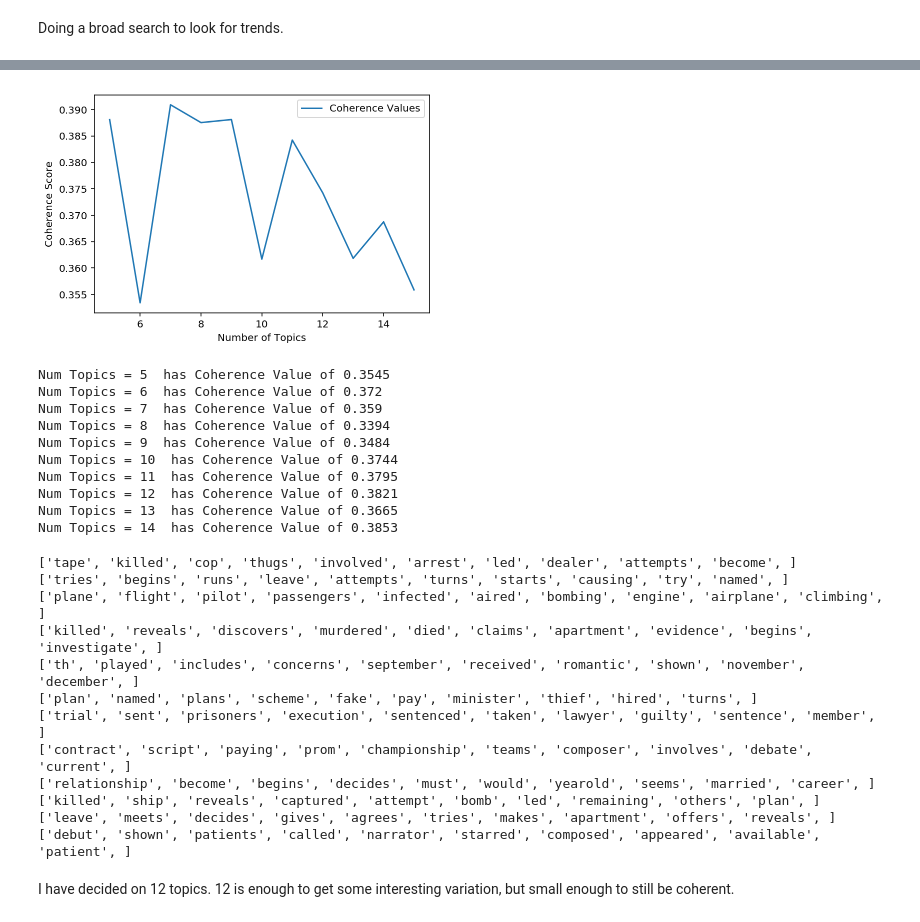
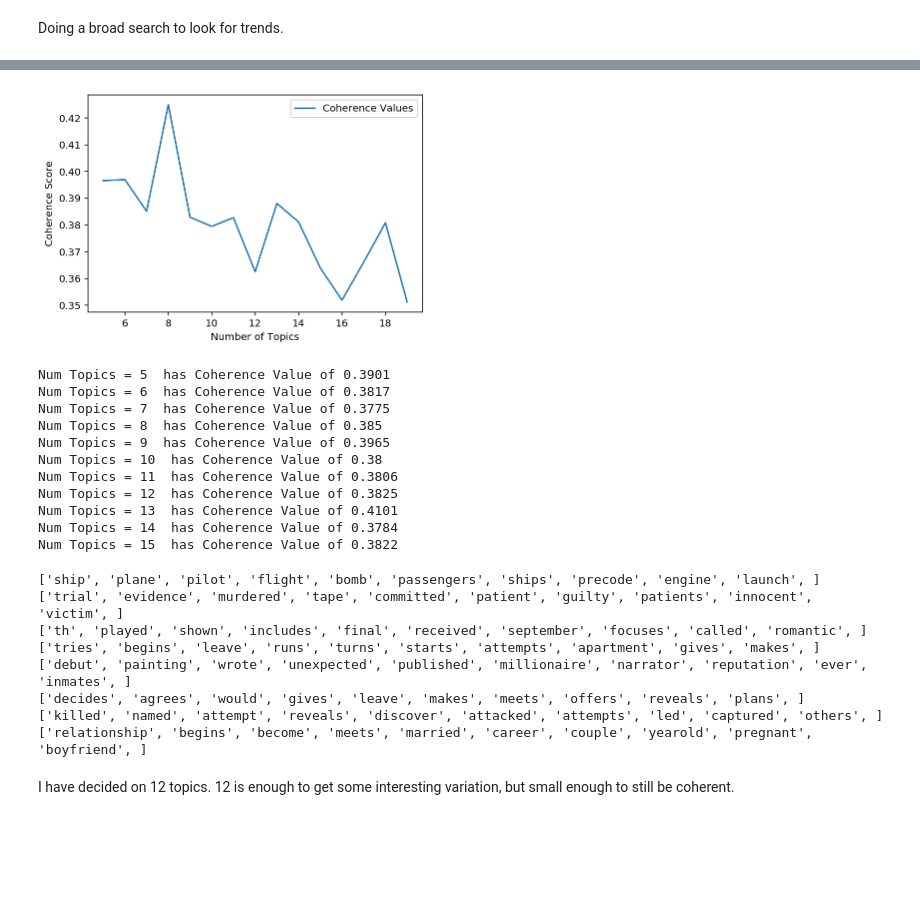
Before and after one commit to ZMBailey/movie_theme, a Jupyter notebook: models.ipynb, the cells around one changed output, grey strips where cells are left out. Saved outputs shown, nothing was run; the diff lists cells and outputs as text; code cells hidden in the pictures; blank space fills up the shorter version.

```diff
--- a/models.ipynb
+++ b/models.ipynb
@@ -177,7 +177,8 @@ def get_coherence_vals(start,end,step):
                                            eval_every=1,
                                            per_word_topics=True,
                                            passes=20,
-                                           workers=3)
+                                           workers=3,
+                                           random_state=85)
         model_list.append(model)
 
         coherencemodel = CoherenceModel(model=model,
@@ -194,0 +194,6 @@ get_coherence_vals(5,30,5)
+# %%
+now = datetime.datetime.now()
+models7, coherence7 = get_coherence_vals(5,20,1)
+later = datetime.datetime.now()
+elapsed = later-now
+print("Time: ", elapsed)
@@ -195,50 +217,47 @@ get_coherence_vals(5,30,5)
 # %%
 
-X = np.arange(5,16,1)
+X = range(5,20,1)
 
 fig, ax = plt.subplots()
-ax.plot(X, coherence2, label="Coherence Values")
+ax.plot(X, coherence7, label="Coherence Values")
 ax.set_xlabel('Number of Topics')
 ax.set_ylabel('Coherence Score')
 plt.legend()
 # %% [output]
-[figure, old version]
+[figure, new version]
 # %%
-for m, cv in zip(X, coherence4):
+for m, cv in zip(X, coherence1):
     print("Num Topics =", m, " has Coherence Value of", round(cv, 4))
 # %% [output]
-Num Topics = 5  has Coherence Value of 0.3545
-Num Topics = 6  has Coherence Value of 0.372
-Num Topics = 7  has Coherence Value of 0.359
-Num Topics = 8  has Coherence Value of 0.3394
-Num Topics = 9  has Coherence Value of 0.3484
-Num Topics = 10  has Coherence Value of 0.3744
-Num Topics = 11  has Coherence Value of 0.3795
-Num Topics = 12  has Coherence Value of 0.3821
-Num Topics = 13  has Coherence Value of 0.3665
-Num Topics = 14  has Coherence Value of 0.3853
+Num Topics = 5  has Coherence Value of 0.3901
+Num Topics = 6  has Coherence Value of 0.3817
+Num Topics = 7  has Coherence Value of 0.3775
+Num Topics = 8  has Coherence Value of 0.385
+Num Topics = 9  has Coherence Value of 0.3965
+Num Topics = 10  has Coherence Value of 0.38
+Num Topics = 11  has Coherence Value of 0.3806
+Num Topics = 12  has Coherence Value of 0.3825
+Num Topics = 13  has Coherence Value of 0.4101
+Num Topics = 14  has Coherence Value of 0.3784
+Num Topics = 15  has Coherence Value of 0.3822
 # %%
 models4 = model_list
 coherence4 = coherence_values
 # %%
-for topic in range(12):
+for topic in range(8):
     print('[', end="")#'Topic ' + str(topic) + ': ')
     for word in range(10):
-        print("'" + models2[2].show_topic(topic)[word][0] + "', ", end="")
+        print("'" + models7[3].show_topic(topic)[word][0] + "', ", end="")
     print(']')
 # %% [output]
-['tape', 'killed', 'cop', 'thugs', 'involved', 'arrest', 'led', 'dealer', 'attempts', 'become', ]
-['tries', 'begins', 'runs', 'leave', 'attempts', 'turns', 'starts', 'causing', 'try', 'named', ]
-['plane', 'flight', 'pilot', 'passengers', 'infected', 'aired', 'bombing', 'engine', 'airplane', 'climbing', ]
-['killed', 'reveals', 'discovers', 'murdered', 'died', 'claims', 'apartment', 'evidence', 'begins', 'investigate', ]
-['th', 'played', 'includes', 'concerns', 'september', 'received', 'romantic', 'shown', 'november', 'december', ]
-['plan', 'named', 'plans', 'scheme', 'fake', 'pay', 'minister', 'thief', 'hired', 'turns', ]
-['trial', 'sent', 'prisoners', 'execution', 'sentenced', 'taken', 'lawyer', 'guilty', 'sentence', 'member', ]
-['contract', 'script', 'paying', 'prom', 'championship', 'teams', 'composer', 'involves', 'debate', 'current', ]
-['relationship', 'become', 'begins', 'decides', 'must', 'would', 'yearold', 'seems', 'married', 'career', ]
-['killed', 'ship', 'reveals', 'captured', 'attempt', 'bomb', 'led', 'remaining', 'others', 'plan', ]
-['leave', 'meets', 'decides', 'gives', 'agrees', 'tries', 'makes', 'apartment', 'offers', 'reveals', ]
-['debut', 'shown', 'patients', 'called', 'narrator', 'starred', 'composed', 'appeared', 'available', 'patient', ]
+['ship', 'plane', 'pilot', 'flight', 'bomb', 'passengers', 'ships', 'precode', 'engine', 'launch', ]
+['trial', 'evidence', 'murdered', 'tape', 'committed', 'patient', 'guilty', 'patients', 'innocent', 'victim', ]
+['th', 'played', 'shown', 'includes', 'final', 'received', 'september', 'focuses', 'called', 'romantic', ]
+['tries', 'begins', 'leave', 'runs', 'turns', 'starts', 'attempts', 'apartment', 'gives', 'makes', ]
+['debut', 'painting', 'wrote', 'unexpected', 'published', 'millionaire', 'narrator', 'reputation', 'ever', 'inmates', ]
+['decides', 'agrees', 'would', 'gives', 'leave', 'makes', 'meets', 'offers', 'reveals', 'plans', ]
+['killed', 'named', 'attempt', 'reveals', 'discover', 'attacked', 'attempts', 'led', 'captured', 'others', ]
+['relationship', 'begins', 'become', 'meets', 'married', 'career', 'couple', 'yearold', 'pregnant', 'boyfriend', ]
 # %% [markdown]
 I have decided on 12 topics. 12 is enough to get some interesting variation, but small enough to still be coherent.
 # %% [markdown]
```
Also changed, not shown: parts of 2 cells of this notebook, 1 other file.
